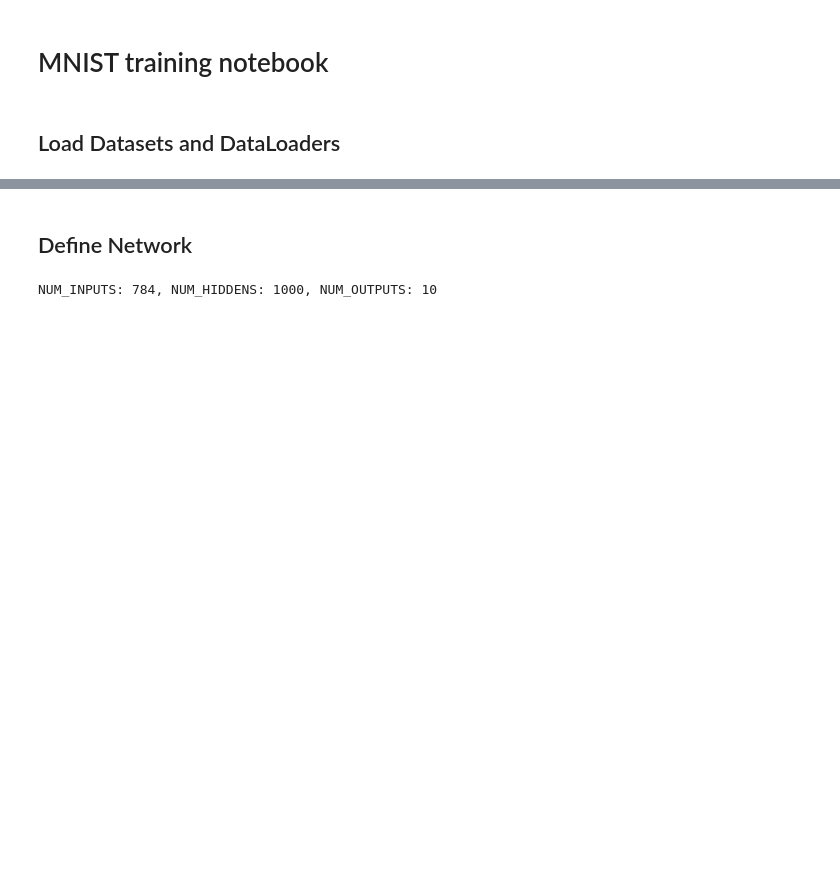
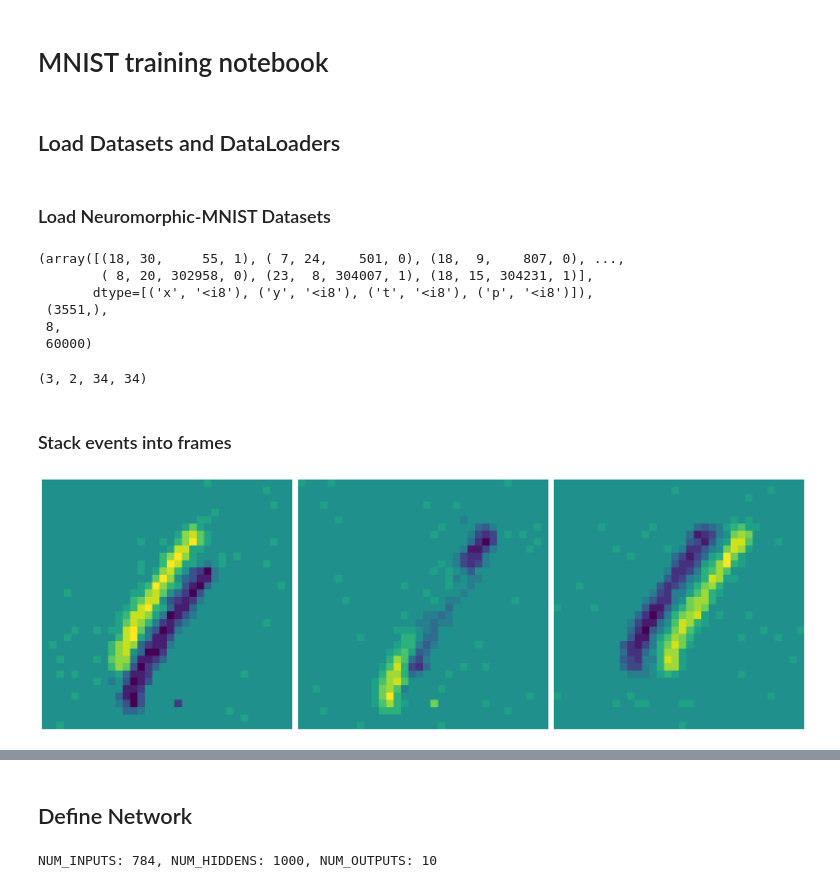
Before and after one commit to jl3720/hw-aware-eprop, a Jupyter notebook: notebooks/mnist_train.ipynb, the cells around one changed output, grey strips where cells are left out. Cells and saved outputs as stored; diff of their text form; code cells hidden in the pictures; blank space fills up the shorter version.

Commit message:
Integrated N-MNIST event-based data, with different representation options.

```diff
--- a/notebooks/mnist_train.ipynb
+++ b/notebooks/mnist_train.ipynb
@@ -30,0 +37,41 @@ test_dataset = MNIST(datapath, train=False, transform=transform, download=False)
+# %% [markdown]
+### Load Neuromorphic-MNIST Datasets
+# %%
+datapath = "../data"
+train_dataset = tonic.datasets.NMNIST(datapath, train=True)
+test_dataset = tonic.datasets.NMNIST(datapath, train=False)
+# %%
+events, target = train_dataset[60000-1]
+events, events.shape, target, train_dataset.__len__()
+# %% [output]
+(array([(18, 30,     55, 1), ( 7, 24,    501, 0), (18,  9,    807, 0), ...,
+        ( 8, 20, 302958, 0), (23,  8, 304007, 1), (18, 15, 304231, 1)],
+       dtype=[('x', '<i8'), ('y', '<i8'), ('t', '<i8'), ('p', '<i8')]),
+ (3551,),
+ 8,
+ 60000)
+# %%
+# Convert stream of (x,y,t,p) events into stack of 3 image frames
+N_TIME_BINS = 3
+FIG_SIZE = (20, 15)
+sensor_size = train_dataset.sensor_size
+frame_transform = transforms.ToFrame(sensor_size=sensor_size, n_time_bins=N_TIME_BINS)  # 3 saccades
+
+frames = frame_transform(events)
+frames.shape
+# %% [output]
+(3, 2, 34, 34)
+# %% [markdown]
+### Stack events into frames
+# %%
+def plot_frames(frames):
+    fig, axes = plt.subplots(1, len(frames), figsize=FIG_SIZE)
+    for axis, frame in zip(axes, frames):
+        axis.imshow(frame[1] - frame[0])
+        axis.axis("off")
+    plt.tight_layout()
+
+
+plot_frames(frames)
+# %% [output]
+[figure, added]
```
Also changed, not shown: parts of 12 cells of this notebook.
